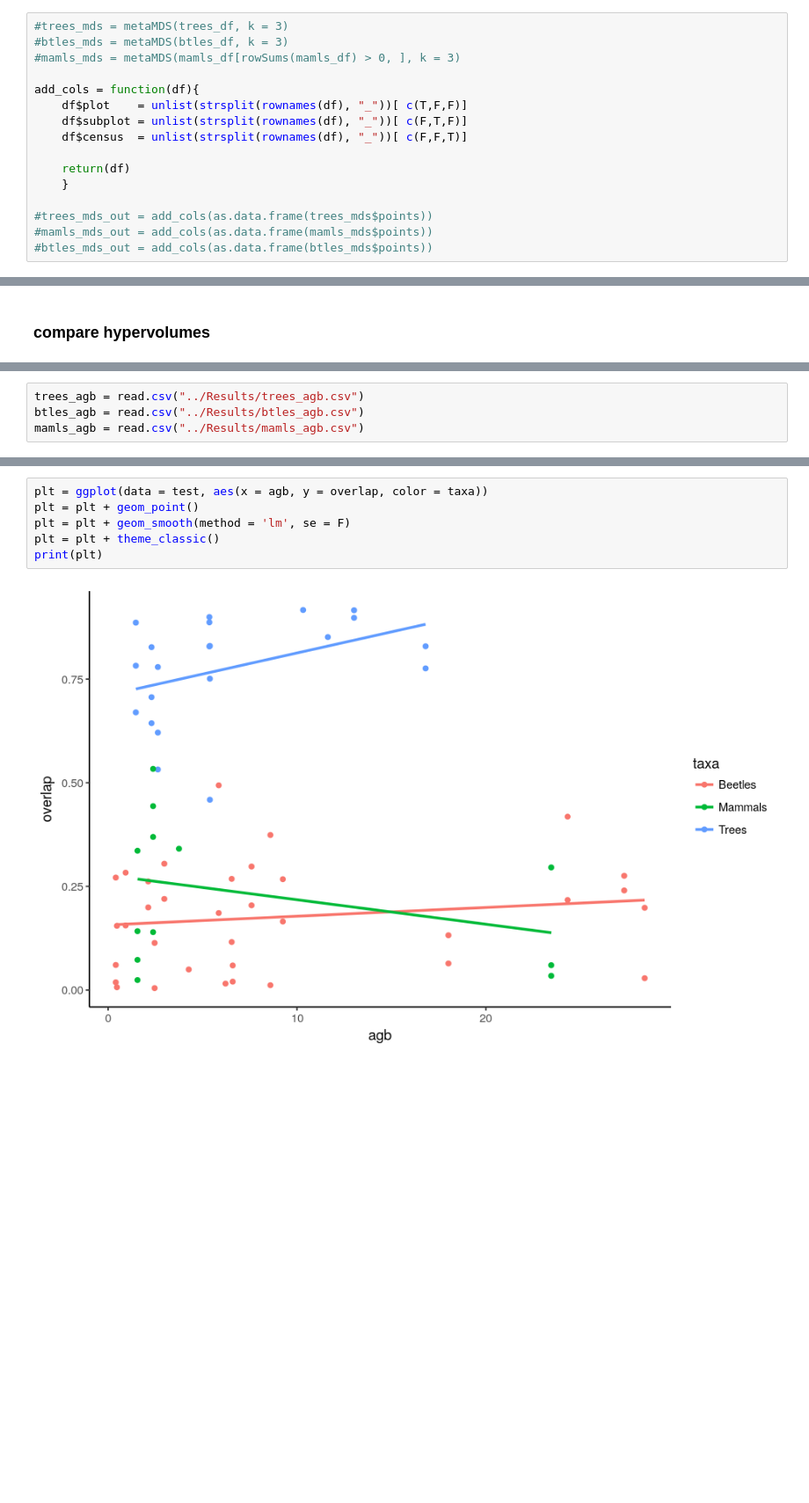
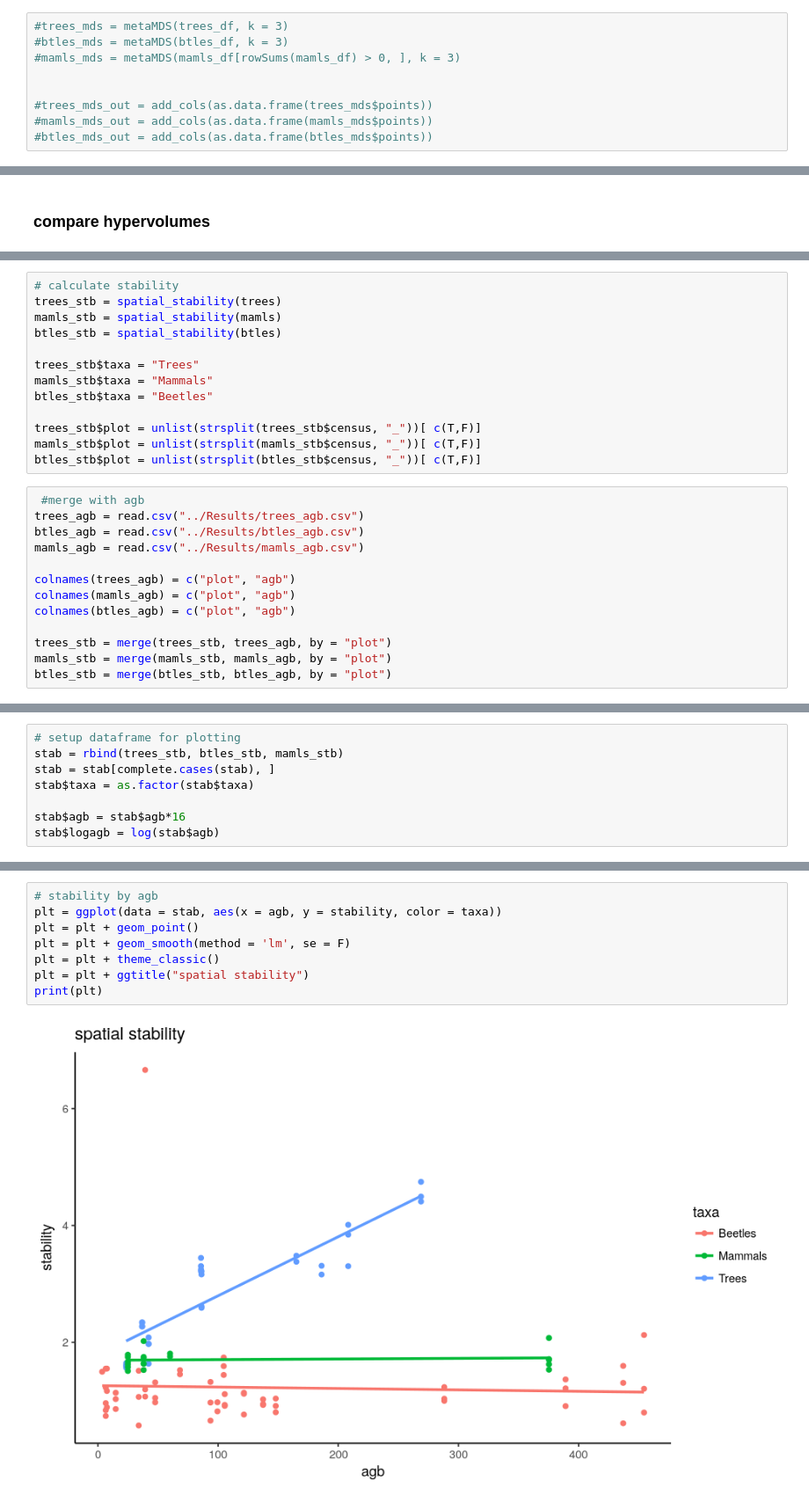
Before and after one commit to dbridg15/masters_project, a Jupyter notebook: Code/comparing_hypervolumes.ipynb, the cells around one changed output, grey strips where cells are left out. Shown at 88% size. Drawn from its saved outputs; the diff is of its cells as text; blank space fills up the shorter version.

Commit message:
ZIFA and spatial stability sorted

```diff
--- a/Code/comparing_hypervolumes.ipynb
+++ b/Code/comparing_hypervolumes.ipynb
@@ -75,13 +76,6 @@ Explained Varience Beetles: (first 3 PCs) 97.75521
 #btles_mds = metaMDS(btles_df, k = 3)
 #mamls_mds = metaMDS(mamls_df[rowSums(mamls_df) > 0, ], k = 3)
 
-add_cols = function(df){
-    df$plot    = unlist(strsplit(rownames(df), "_"))[ c(T,F,F)]
-    df$subplot = unlist(strsplit(rownames(df), "_"))[ c(F,T,F)]
-    df$census  = unlist(strsplit(rownames(df), "_"))[ c(F,F,T)]
-
-    return(df)
-    }
 
 #trees_mds_out = add_cols(as.data.frame(trees_mds$points))
 #mamls_mds_out = add_cols(as.data.frame(mamls_mds$points))
@@ -181,4 +256,26 @@ print(plt)
+# %%
+# calculate stability
+trees_stb = spatial_stability(trees)
+mamls_stb = spatial_stability(mamls)
+btles_stb = spatial_stability(btles)
+
+trees_stb$taxa = "Trees"
+mamls_stb$taxa = "Mammals"
+btles_stb$taxa = "Beetles"
+
+trees_stb$plot = unlist(strsplit(trees_stb$census, "_"))[ c(T,F)]
+mamls_stb$plot = unlist(strsplit(mamls_stb$census, "_"))[ c(T,F)]
+btles_stb$plot = unlist(strsplit(btles_stb$census, "_"))[ c(T,F)]
 # %%
+ #merge with agb
 trees_agb = read.csv("../Results/trees_agb.csv")
 btles_agb = read.csv("../Results/btles_agb.csv")
 mamls_agb = read.csv("../Results/mamls_agb.csv")
+
+colnames(trees_agb) = c("plot", "agb")
+colnames(mamls_agb) = c("plot", "agb")
+colnames(btles_agb) = c("plot", "agb")
+
+trees_stb = merge(trees_stb, trees_agb, by = "plot")
+mamls_stb = merge(mamls_stb, mamls_agb, by = "plot")
+btles_stb = merge(btles_stb, btles_agb, by = "plot")
@@ -203,0 +282,8 @@ test$taxa = as.factor(test$taxa)
+# %%
+# setup dataframe for plotting
+stab = rbind(trees_stb, btles_stb, mamls_stb)
+stab = stab[complete.cases(stab), ]
+stab$taxa = as.factor(stab$taxa)
+
+stab$agb = stab$agb*16
+stab$logagb = log(stab$agb)
@@ -204,8 +300,10 @@ test$taxa = as.factor(test$taxa)
 # %%
-plt = ggplot(data = test, aes(x = agb, y = overlap, color = taxa))
+# stability by agb
+plt = ggplot(data = stab, aes(x = agb, y = stability, color = taxa))
 plt = plt + geom_point()
 plt = plt + geom_smooth(method = 'lm', se = F)
 plt = plt + theme_classic()
+plt = plt + ggtitle("spatial stability")
 print(plt)
 # %% [output]
-[figure, old version]
+[figure, new version]
```
Also changed, not shown: parts of 37 cells of this notebook, 4 other files.
